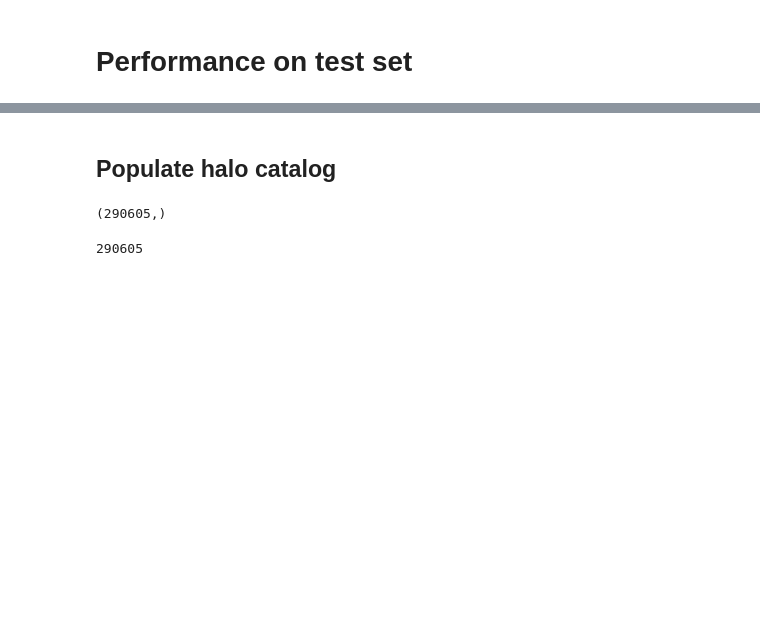
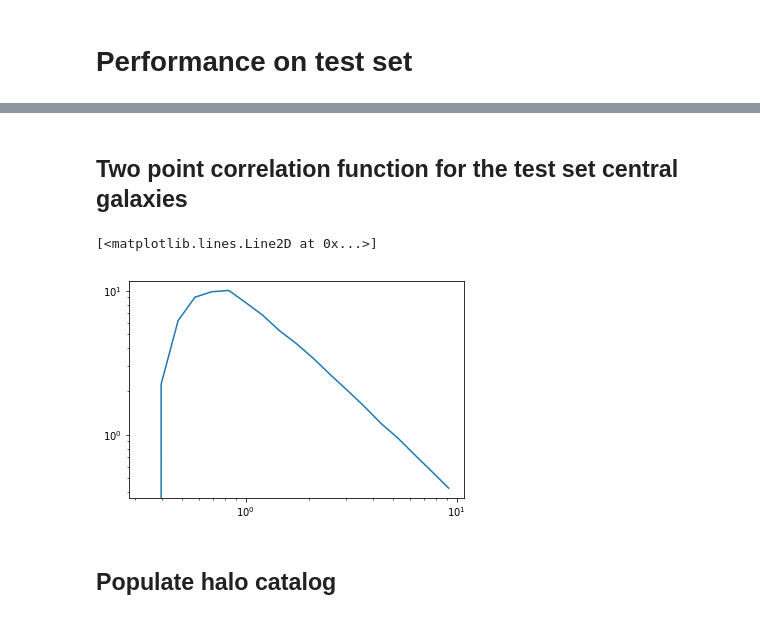
Before and after one commit to florpi/GraphCosmologyNetwork, a Jupyter notebook: baselines/HOD.ipynb, the cells around one changed output, grey strips where cells are left out. Cells and saved outputs as stored; diff of their text form; code cells hidden in the pictures; blank space fills up the shorter version.

Commit message:
computed tpcf from prediction of centrals

```diff
--- a/baselines/HOD.ipynb
+++ b/baselines/HOD.ipynb
@@ -198,4 +213,20 @@ Normalized confusion matrix
  <matplotlib.axes._subplots.AxesSubplot at 0x...>)
 [figure]
+# %% [markdown]
+## Two point correlation function for the test set central galaxies
+# %%
+pos_test = positions[test_idx, :].clip(0.)
+
+pos_test_galaxies = pos_test[labels[test_idx] > 0]
+
+r = np.geomspace(0.3, 10., 20)
+
+test_tpcf = tpcf(pos_test_galaxies, rbins = r, period = boxsize, estimator =  'Landy-Szalay' )
+# %%
+r_c = 0.5 * (r[1:] + r[:-1])
+plt.loglog(r_c, test_tpcf)
+# %% [output]
+[<matplotlib.lines.Line2D at 0x...>]
+[figure, added]
 # %% [markdown]
 ## Populate halo catalog
@@ -205,10 +233,2 @@ from halotools.empirical_models import TrivialPhaseSpace, NFWPhaseSpace, HodMode
-# %%
-mass.shape
-# %% [output]
-(290605,)
-# %%
-len(np.arange(positions.shape[0]))
-# %% [output]
-290605
 # %%
 halocat = UserSuppliedHaloCatalog( redshift = 0., Lbox = boxsize,
```
Also changed, not shown: parts of 27 cells of this notebook, 3 other files.
